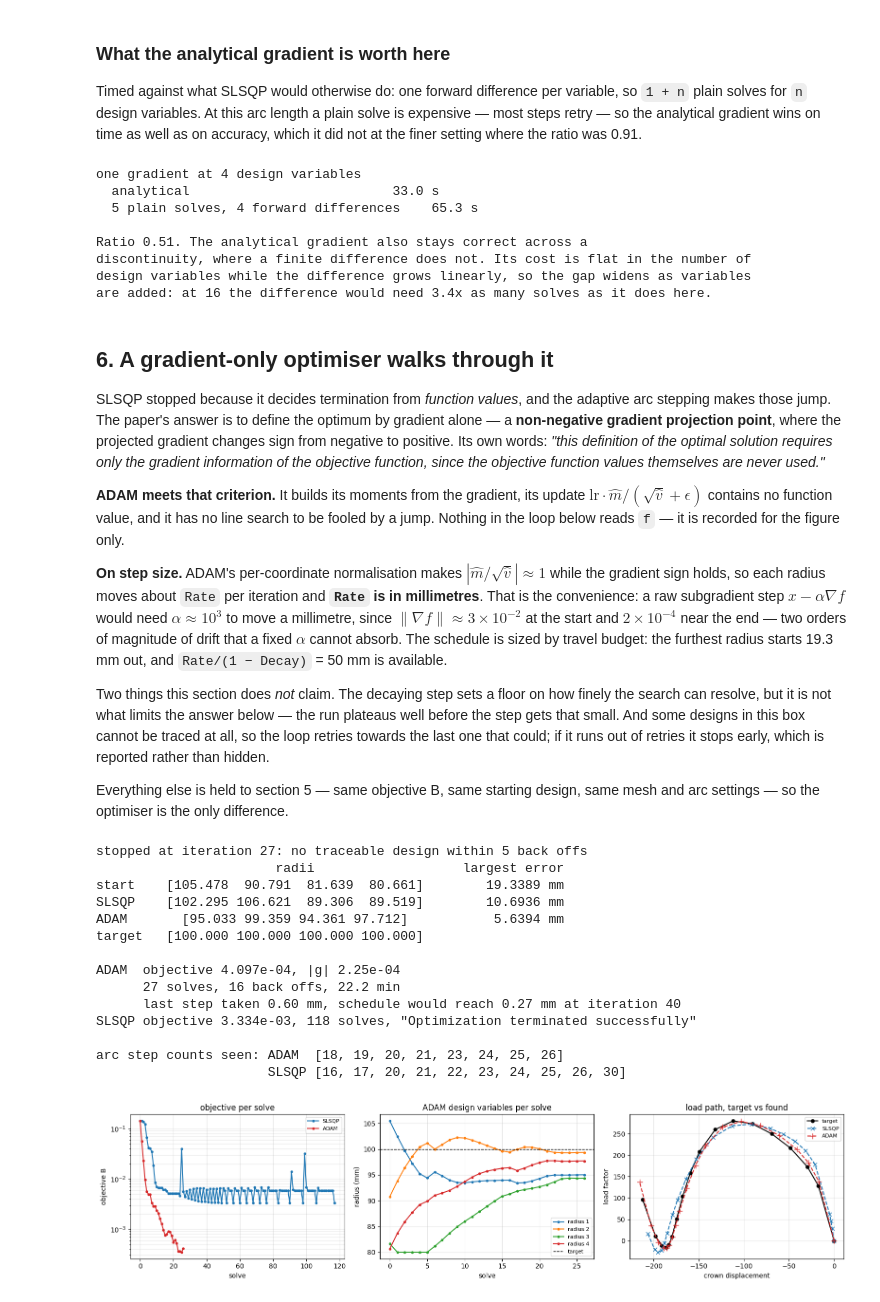
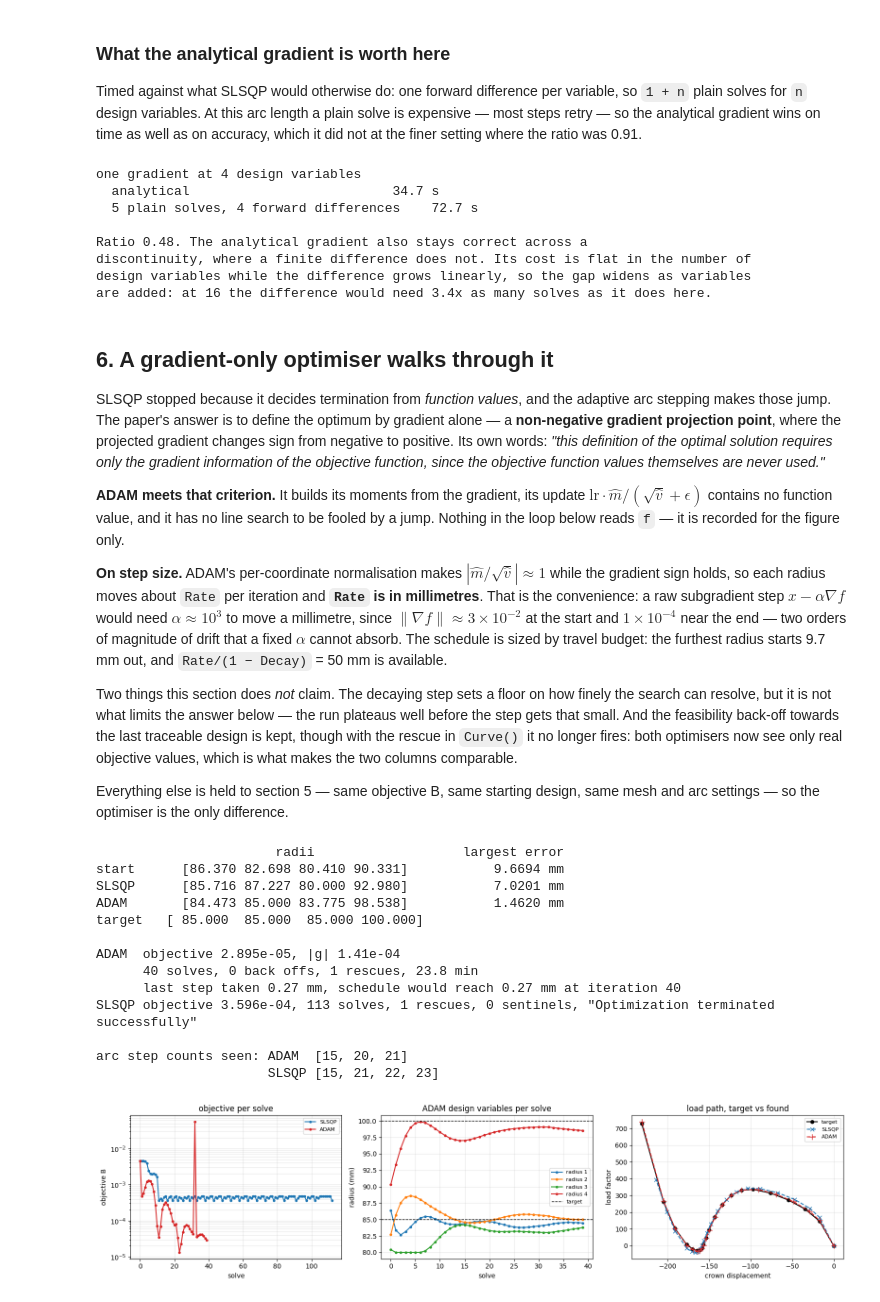
Before and after one commit to JohannBouwer/fem2d, a Jupyter notebook: research/ArcLengthControlledShapeDesign.ipynb, the cells around one changed output. Drawn from its saved outputs; the diff is of its cells as text; code cells hidden in the pictures.

```diff
--- a/research/ArcLengthControlledShapeDesign.ipynb
+++ b/research/ArcLengthControlledShapeDesign.ipynb
@@ -570,7 +621,9 @@ class Driver:
             Steps = self.Objective.Steps
         except RuntimeError:
             # Hand back a large value and no gradient so the line search backs
-            # out of the region rather than the whole run dying.
+            # out of the region rather than the whole run dying. Curve() has already
+            # retried on the larger corrector budget by this point, so reaching here
+            # means the design genuinely will not trace.
             self.f, self.g, Steps = self.Untraceable, np.zeros_like(x), None
         self.History.append((np.copy(x), self.f, Steps))
 
@@ -584,24 +637,31 @@ class Driver:
 
 
 Seed = 0
-Start = np.random.default_rng(Seed).uniform(80.0, 120.0, 4)
+Start = np.random.default_rng(Seed).uniform(Lower, Upper)
 
+RescuedBefore = len(Rescued)
 Drive = Driver(MSE)
 Clock = time.perf_counter()
 Result = minimize(Drive.Value, Start, jac=Drive.Grad, method='SLSQP',
-                  bounds=[(80.0, 120.0)]*4,          # the paper's design box
+                  bounds=Bounds,
                   options=dict(ftol=1e-12, maxiter=50))
 Elapsed = time.perf_counter() - Clock
+SlsqpRescues = len(Rescued) - RescuedBefore
 
 Steps = sorted({s for _, _, s in Drive.History if s is not None})
+Sentinels = sum(f == Driver.Untraceable for _, f, _ in Drive.History)
 print(f'start   {np.array2string(Start, precision=3, floatmode="fixed")}')
 print(f'found   {np.array2string(Result.x, precision=3, floatmode="fixed")}')
-print(f'target  {np.array2string(np.full(4, R), precision=3, floatmode="fixed")}')
-print(f'\nlargest radius error {np.max(np.abs(Result.x - R)):.4f} mm')
+print(f'target  {np.array2string(Target, precision=3, floatmode="fixed")}')
+print(f'\nlargest radius error {np.max(np.abs(Result.x - Target)):.4f} mm')
 print(f'objective {Result.fun:.3e}, started at {Drive.History[0][1]:.3e}')
 print(f'{Result.nit} iterations, {len(Drive.History)} solves, {Elapsed/60:.1f} min')
 print(f'{Result.message}')
 print(f'\narc step counts seen along the way: {Steps}')
 print('More than one means the run crossed a discontinuity in the objective.'
       if len(Steps) > 1 else 'Only one, so the run never crossed a discontinuity.')
+print(f'\n{SlsqpRescues} of the {len(Drive.History)} solves needed the larger corrector budget;')
+print(f'{Sentinels} still could not be traced and were handed the {Driver.Untraceable:.0e} sentinel.')
+print('A run that spends most of its solves on the sentinel is oscillating across the edge')
+print('of the untraceable region rather than searching.')
 # %% [output]
@@ -628,7 +693,8 @@ a1.grid(alpha=0.3, which='both')
 
 for i in range(4):
     a2.plot(Xs[:, i], 'o-', ms=4, label=f'radius {i+1}')
-a2.axhline(R, color='k', ls='--', lw=1, label='target')
+for j, Value in enumerate(np.unique(Target)):
+    a2.axhline(Value, color='k', ls='--', lw=1, label='target' if j == 0 else None)
 a2.set(xlabel='solve', ylabel='radius (mm)', title='design variables per solve')
 a2.legend(fontsize=8)
 a2.grid(alpha=0.3)
@@ -650,7 +716,7 @@ Timed against what SLSQP would otherwise do: one forward difference per variable
 expensive — most steps retry — so the analytical gradient wins on time as well as on
 accuracy, which it did not at the finer setting where the ratio was 0.91.
 # %%
-Probe = np.array([100.0, 105.0, 98.0, 102.0])
+Probe = np.array([83.0, 87.0, 84.0, 104.0])
 n = len(Probe)
 
 Clock = time.perf_counter()
@@ -671,10 +737,10 @@ print('design variables while the difference grows linearly, so the gap widens a
 print(f'are added: at 16 the difference would need {(1 + 16)/(1 + n):.1f}x as many solves as it does here.')
 # %% [output]
 one gradient at 4 design variables
-  analytical                          33.0 s
-  5 plain solves, 4 forward differences    65.3 s
+  analytical                          34.7 s
+  5 plain solves, 4 forward differences    72.7 s
 
-Ratio 0.51. The analytical gradient also stays correct across a
+Ratio 0.48. The analytical gradient also stays correct across a
 discontinuity, where a finite difference does not. Its cost is flat in the number of
 design variables while the difference grows linearly, so the gap widens as variables
 are added: at 16 the difference would need 3.4x as many solves as it does here.
@@ -697,15 +763,15 @@ the figure only.
 while the gradient sign holds, so each radius moves about `Rate` per iteration and **`Rate`
 is in millimetres**. That is the convenience: a raw subgradient step $x - \alpha\nabla f$
 would need $\alpha\approx10^3$ to move a millimetre, since $\|\nabla f\|\approx3\times10^{-2}$
-at the start and $2\times10^{-4}$ near the end — two orders of magnitude of drift that a
+at the start and $1\times10^{-4}$ near the end — two orders of magnitude of drift that a
 fixed $\alpha$ cannot absorb. The schedule is sized by travel budget: the furthest radius
-starts 19.3 mm out, and `Rate/(1 − Decay)` = 50 mm is available.
+starts 9.7 mm out, and `Rate/(1 − Decay)` = 50 mm is available.
 
 Two things this section does *not* claim. The decaying step sets a floor on how finely the
 search can resolve, but it is not what limits the answer below — the run plateaus well
-before the step gets that small. And some designs in this box cannot be traced at all, so
-the loop retries towards the last one that could; if it runs out of retries it stops early,
-which is reported rather than hidden.
+before the step gets that small. And the feasibility back-off towards the last traceable
+design is kept, though with the rescue in `Curve()` it no longer fires: both optimisers
+now see only real objective values, which is what makes the two columns comparable.
 
 Everything else is held to section 5 — same objective B, same starting design, same mesh
 and arc settings — so the optimiser is the only difference.
@@ -723,6 +789,7 @@ Mom2 = np.zeros_like(Design)
 Good = np.copy(Design)                    # last design the arc-length solver could trace
 AdamHistory = []                          # (radii, f, arc steps, |g|) per solve
 BackOffs = 0
+RescuedBefore = len(Rescued)
 
 Clock = time.perf_counter()
 for k in range(MaxIter):
@@ -760,70 +827,73 @@ for k in range(MaxIter):
     Mom2Hat = Mom2/(1 - Beta2**(k + 1))
 
     Design = np.clip(Design - Rate*Decay**k * Mom1Hat/(np.sqrt(Mom2Hat) + Eps),
-                     80.0, 120.0)
+                     Lower, Upper)
 
 AdamElapsed = time.perf_counter() - Clock
+AdamRescues = len(Rescued) - RescuedBefore
 AdamX, AdamF, AdamStepCount, AdamGrad = AdamHistory[-1]
 AdamSeen = sorted({s for _, _, s, _ in AdamHistory})
 
-Summary = [('start', Start), ('SLSQP', Result.x), ('ADAM', AdamX), ('target', np.full(4, R))]
+Summary = [('start', Start), ('SLSQP', Result.x), ('ADAM', AdamX), ('target', Target)]
 print(f"{'':<8}{'radii':^36}{'largest error':>16}")
 for Name, Radii in Summary:
-    Error = '' if Name == 'target' else f'{np.max(np.abs(Radii - R)):>13.4f} mm'
+    Error = '' if Name == 'target' else f'{np.max(np.abs(Radii - Target)):>13.4f} mm'
     print(f'{Name:<8}{np.array2string(Radii, precision=3, floatmode="fixed"):^36}{Error}')
 
 print(f'\nADAM  objective {AdamF:.3e}, |g| {AdamGrad:.2e}')
-print(f'      {len(AdamHistory)} solves, {BackOffs} back offs, {AdamElapsed/60:.1f} min')
+print(f'      {len(AdamHistory)} solves, {BackOffs} back offs, {AdamRescues} rescues, '
+      f'{AdamElapsed/60:.1f} min')
 # The scheduled final step only applies if the run used its whole budget, so report
 # the step actually taken at the last iteration alongside it.
 print(f'      last step taken {Rate*Decay**(len(AdamHistory) - 1):.2f} mm, '
       f'schedule would reach {Rate*Decay**(MaxIter - 1):.2f} mm at iteration {MaxIter}')
-print(f'SLSQP objective {Result.fun:.3e}, {len(Drive.History)} solves, "{Result.message}"')
+print(f'SLSQP objective {Result.fun:.3e}, {len(Drive.History)} solves, '
+      f'{SlsqpRescues} rescues, {Sentinels} sentinels, "{Result.message}"')
 print(f'\narc step counts seen: ADAM  {AdamSeen}')
 print(f'                      SLSQP {sorted({s for _, _, s in Drive.History if s is not None})}')
 # %% [output]
-stopped at iteration 27: no traceable design within 5 back offs
                        radii                   largest error
-start    [105.478  90.791  81.639  80.661]        19.3389 mm
-SLSQP    [102.295 106.621  89.306  89.519]        10.6936 mm
-ADAM       [95.033 99.359 94.361 97.712]           5.6394 mm
-target   [100.000 100.000 100.000 100.000]
+start      [86.370 82.698 80.410 90.331]           9.6694 mm
+SLSQP      [85.716 87.227 80.000 92.980]           7.0201 mm
+ADAM       [84.473 85.000 83.775 98.538]           1.4620 mm
+target   [ 85.000  85.000  85.000 100.000]
 
-ADAM  objective 4.097e-04, |g| 2.25e-04
-      27 solves, 16 back offs, 22.2 min
-      last step taken 0.60 mm, schedule would reach 0.27 mm at iteration 40
-SLSQP objective 3.334e-03, 118 solves, "Optimization terminated successfully"
+ADAM  objective 2.895e-05, |g| 1.41e-04
+      40 solves, 0 back offs, 1 rescues, 23.8 min
+      last step taken 0.27 mm, schedule would reach 0.27 mm at iteration 40
+SLSQP objective 3.596e-04, 113 solves, 1 rescues, 0 sentinels, "Optimization terminated successfully"
 
-arc step counts seen: ADAM  [18, 19, 20, 21, 23, 24, 25, 26]
-                      SLSQP [16, 17, 20, 21, 22, 23, 24, 25, 26, 30]
+arc step counts seen: ADAM  [15, 20, 21]
+                      SLSQP [15, 21, 22, 23]
 # %%
 fig, (a1, a2, a3) = plt.subplots(1, 3, figsize=(16, 4.0))
 
 AdamValues = [Value for _, Value, _, _ in AdamHistory]
 AdamRadii = np.array([Radii for Radii, _, _, _ in AdamHistory])
 SlsqpValues = [Value for _, Value, _ in Drive.History]
 
 a1.semilogy(SlsqpValues, 'o-', ms=3, color='tab:blue', label='SLSQP')
 a1.semilogy(AdamValues, 'o-', ms=3, color='tab:red', label='ADAM')
 a1.set(xlabel='solve', ylabel='objective B', title='objective per solve')
 a1.legend(fontsize=8)
 a1.grid(alpha=0.3, which='both')
 
 for i in range(4):
     a2.plot(AdamRadii[:, i], 'o-', ms=3, label=f'radius {i+1}')
-a2.axhline(R, color='k', ls='--', lw=1, label='target')
+for j, Value in enumerate(np.unique(Target)):
+    a2.axhline(Value, color='k', ls='--', lw=1, label='target' if j == 0 else None)
 a2.set(xlabel='solve', ylabel='radius (mm)', title='ADAM design variables per solve')
 a2.legend(fontsize=8)
 a2.grid(alpha=0.3)
 
 # uF, lamF are SLSQP's recovered path, computed in the section 5 figure above.
 _, uA, lamA, _, _ = Curve(AdamX, Sensitivity=False)
 a3.plot(MSE.uT, MSE.lamT, 'o-', color='k', ms=5, lw=1.5, label='target')
 a3.plot(uF, lamF, 'x--', color='tab:blue', ms=6, label='SLSQP')
 a3.plot(uA, lamA, '+--', color='tab:red', ms=8, label='ADAM')
 a3.set(xlabel='crown displacement', ylabel='load factor', title='load path, target vs found')
 a3.legend(fontsize=8)
 a3.grid(alpha=0.3)
 plt.tight_layout()
 # %% [output]
-[figure, old version]
+[figure, new version]
```
Also changed, not shown: parts of 14 cells of this notebook, 3 other files.
